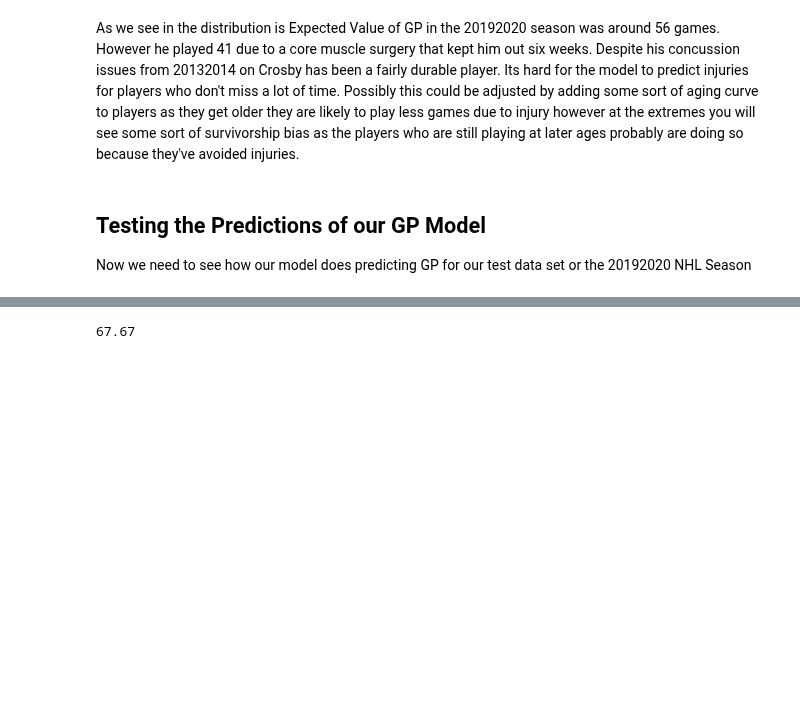
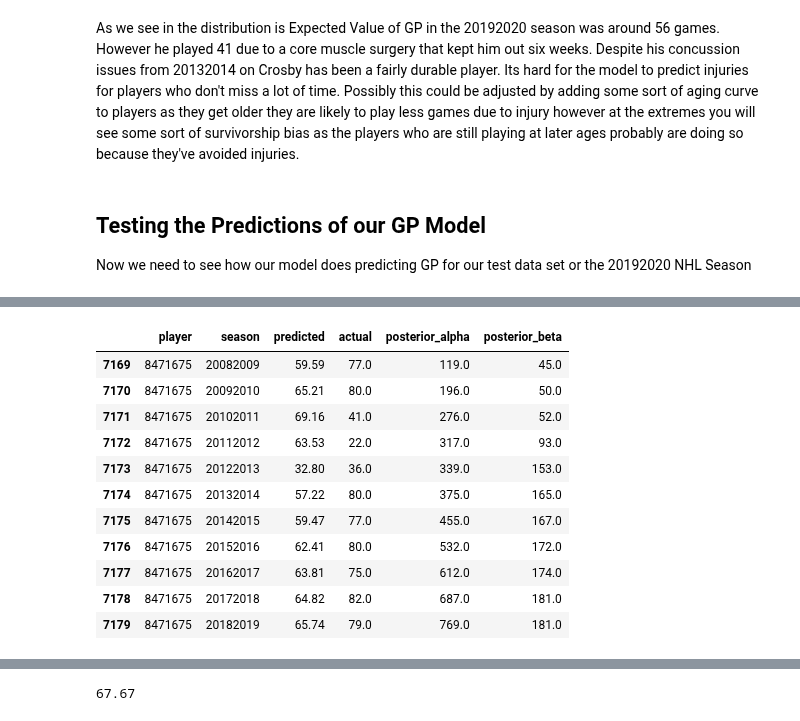
Before and after one commit to mcbarlowe/nhl_analysis, a Jupyter notebook: Predicting NHL Goals with Bayesian Methods.ipynb, the cells around one changed output, grey strips where cells are left out. Cells and saved outputs as stored; diff of their text form; code cells hidden in the pictures; blank space fills up the shorter version.

```diff
--- a/Predicting NHL Goals with Bayesian Methods.ipynb
+++ b/Predicting NHL Goals with Bayesian Methods.ipynb
@@ -231,2 +250,17 @@ plt.show()
+# %%
+predictions_df[predictions_df.player == 8471675]
+# %% [output]
+|  | player | season | predicted | actual | posterior_alpha | posterior_beta |
+| 7169 | 8471675 | 20082009 | 59.59 | 77.0 | 119.0 | 45.0 |
+| 7170 | 8471675 | 20092010 | 65.21 | 80.0 | 196.0 | 50.0 |
+| 7171 | 8471675 | 20102011 | 69.16 | 41.0 | 276.0 | 52.0 |
+| 7172 | 8471675 | 20112012 | 63.53 | 22.0 | 317.0 | 93.0 |
+| 7173 | 8471675 | 20122013 | 32.80 | 36.0 | 339.0 | 153.0 |
+| 7174 | 8471675 | 20132014 | 57.22 | 80.0 | 375.0 | 165.0 |
+| 7175 | 8471675 | 20142015 | 59.47 | 77.0 | 455.0 | 167.0 |
+| 7176 | 8471675 | 20152016 | 62.41 | 80.0 | 532.0 | 172.0 |
+| 7177 | 8471675 | 20162017 | 63.81 | 75.0 | 612.0 | 174.0 |
+| 7178 | 8471675 | 20172018 | 64.82 | 82.0 | 687.0 | 181.0 |
+| 7179 | 8471675 | 20182019 | 65.74 | 79.0 | 769.0 | 181.0 |
 # %%
 #alpha 64 beta 18
```
Also changed, not shown: parts of 14 cells of this notebook, 2 other files.
